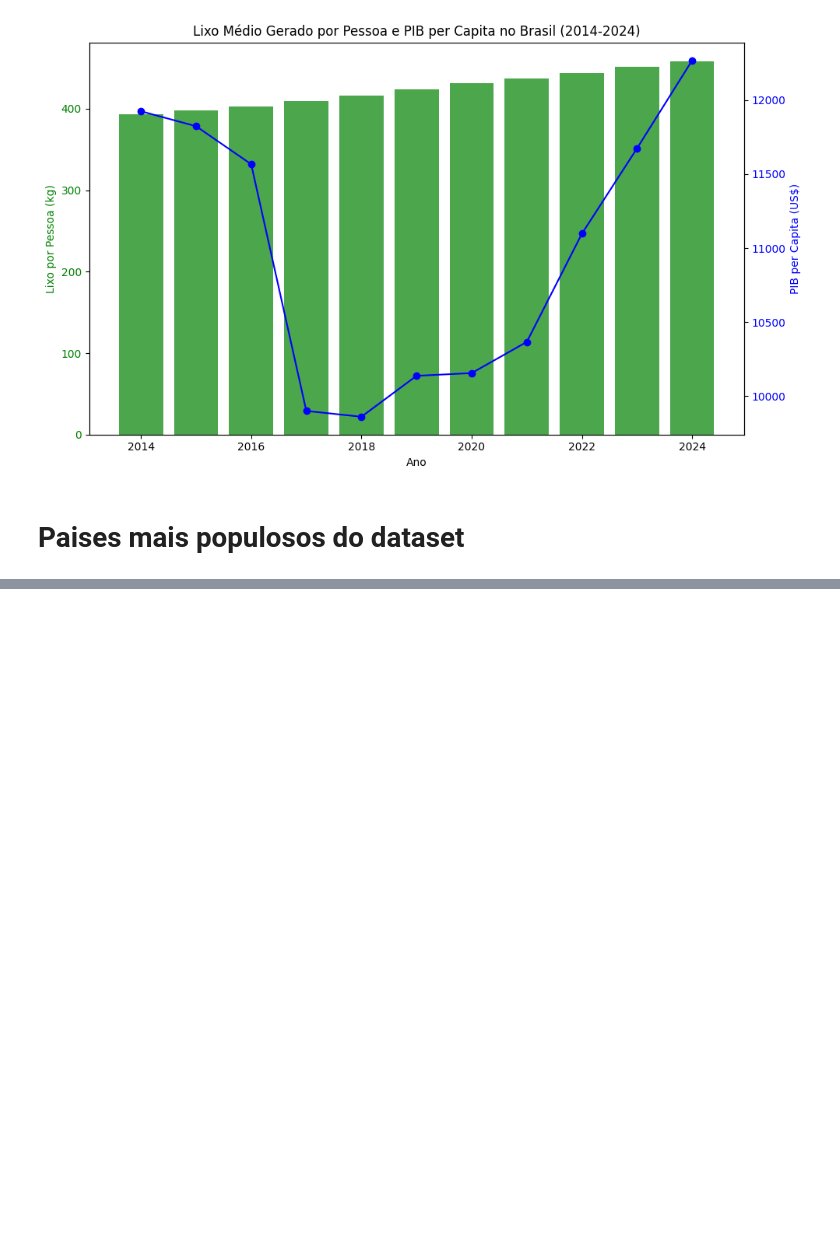
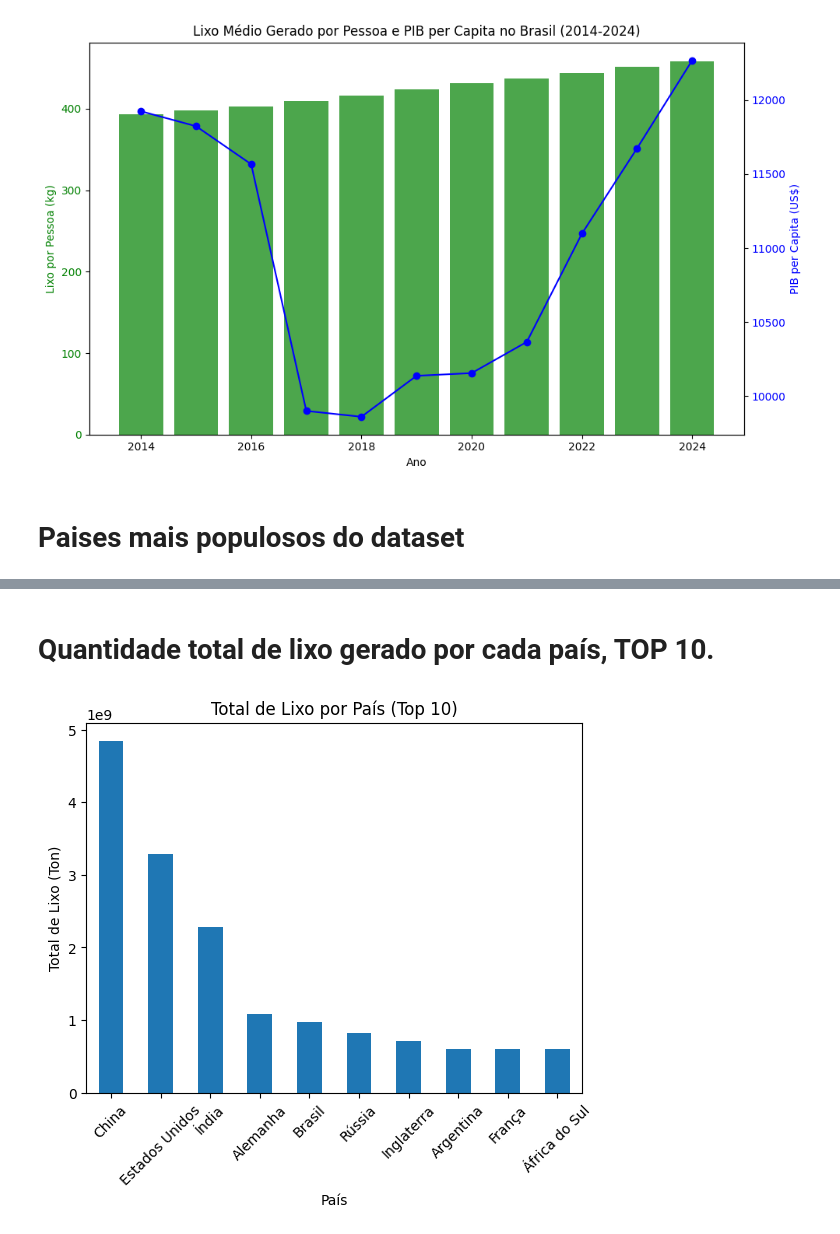
Before and after one commit to rafaelflorentino/Python, a Jupyter notebook: IA/Projeto_lixo/Projeto_lixo.ipynb, the cells around one changed output, grey strips where cells are left out. Cells and saved outputs as stored; diff of their text form; code cells hidden in the pictures; blank space fills up the shorter version.

```diff
--- a/IA/Projeto_lixo/Projeto_lixo.ipynb
+++ b/IA/Projeto_lixo/Projeto_lixo.ipynb
@@ -398,0 +406,20 @@ plt.show()
+# %% [markdown]
+#  Quantidade total de lixo gerado por cada país, TOP 10.
+# %%
+import matplotlib.pyplot as plt
+
+# Agrupar e somar o total de lixo por país
+total_lixo_por_pais = df.groupby('País')['Total Lixo (Ton)'].sum()
+
+# Obter os 10 países com o maior total de lixo
+top_10_paises = total_lixo_por_pais.nlargest(10)
+
+# Criar o gráfico de barras
+top_10_paises.plot(kind='bar')
+plt.title('Total de Lixo por País (Top 10)')
+plt.ylabel('Total de Lixo (Ton)')
+plt.xlabel('País')
+plt.xticks(rotation=45)
+plt.show()
+# %% [output]
+[figure, added]
```
Also changed, not shown: parts of 7 cells of this notebook, 1 other file.
